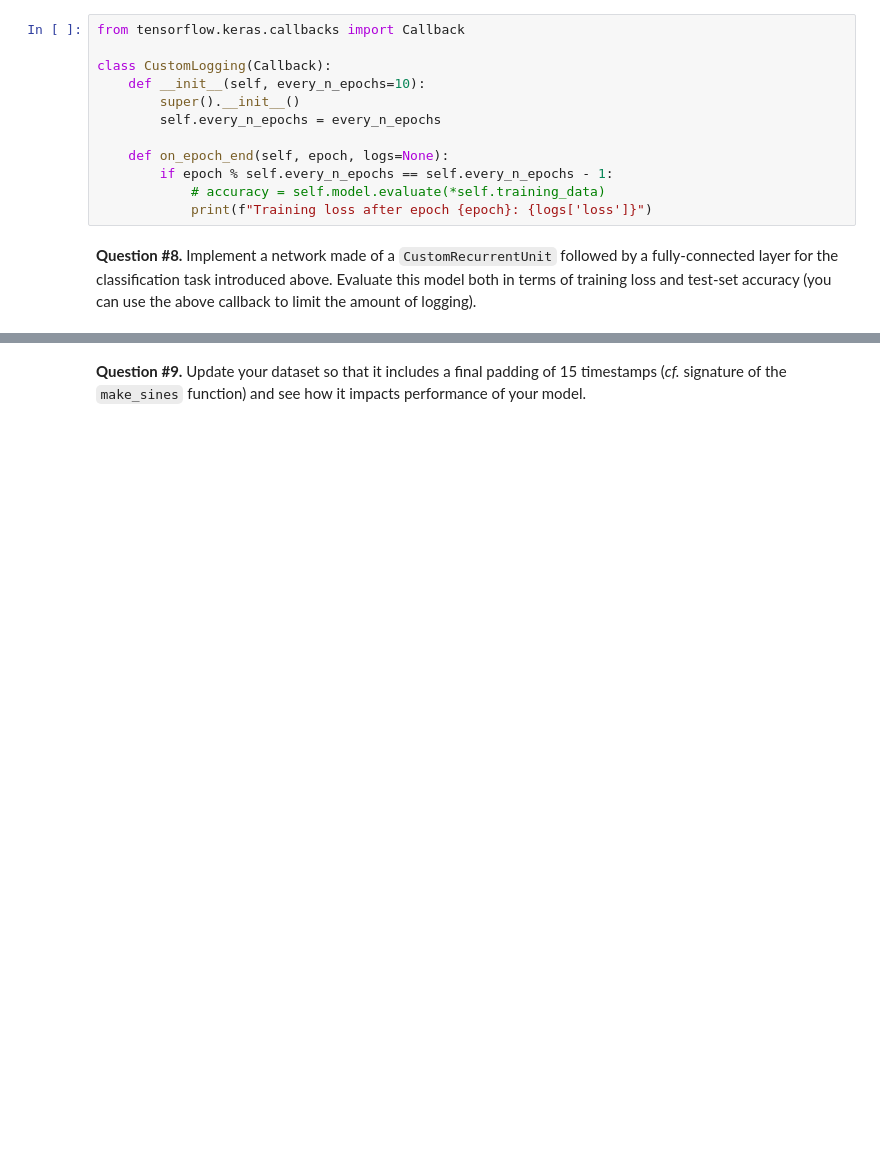
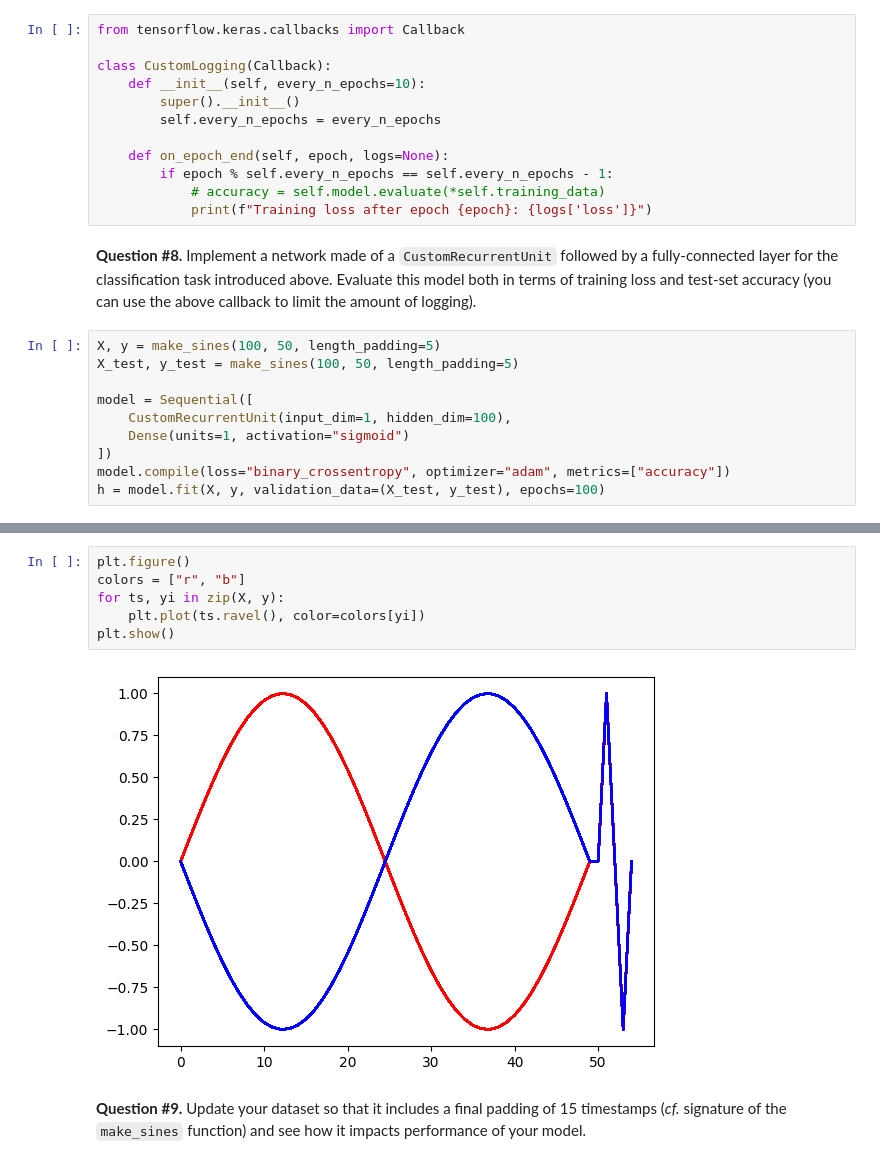
Before and after one commit to rtavenar/notebooks-ml4ts, a Jupyter notebook: 04_deepnets_keras_sol.ipynb, the cells around one changed output, grey strips where cells are left out. Saved outputs shown, nothing was run; the diff lists cells and outputs as text; blank space fills up the shorter version.

```diff
--- a/04_deepnets_keras_sol.ipynb
+++ b/04_deepnets_keras_sol.ipynb
@@ -179,3 +218,13 @@ class CustomLogging(Callback):
 **Question #8.** Implement a network made of a `CustomRecurrentUnit` followed by a fully-connected layer
 for the classification task introduced above.
 Evaluate this model both in terms of training loss and test-set accuracy (you can use the above callback to limit the amount of logging).
+# %%
+X, y = make_sines(100, 50, length_padding=5)
+X_test, y_test = make_sines(100, 50, length_padding=5)
+
+model = Sequential([
+    CustomRecurrentUnit(input_dim=1, hidden_dim=100),
+    Dense(units=1, activation="sigmoid")
+])
+model.compile(loss="binary_crossentropy", optimizer="adam", metrics=["accuracy"])
+h = model.fit(X, y, validation_data=(X_test, y_test), epochs=100)
@@ -182,3 +249,11 @@ Evaluate this model both in terms of training loss and test-set accuracy (you ca
+# %%
+plt.figure()
+colors = ["r", "b"]
+for ts, yi in zip(X, y):
+    plt.plot(ts.ravel(), color=colors[yi])
+plt.show()
+# %% [output]
+[figure, added]
 # %% [markdown]
 **Question #9.** Update your dataset so that it includes a final padding of 15 timestamps (_cf._ signature of the `make_sines` function)
 and see how it impacts performance of your model.
```
Also changed, not shown: parts of 12 cells of this notebook.
